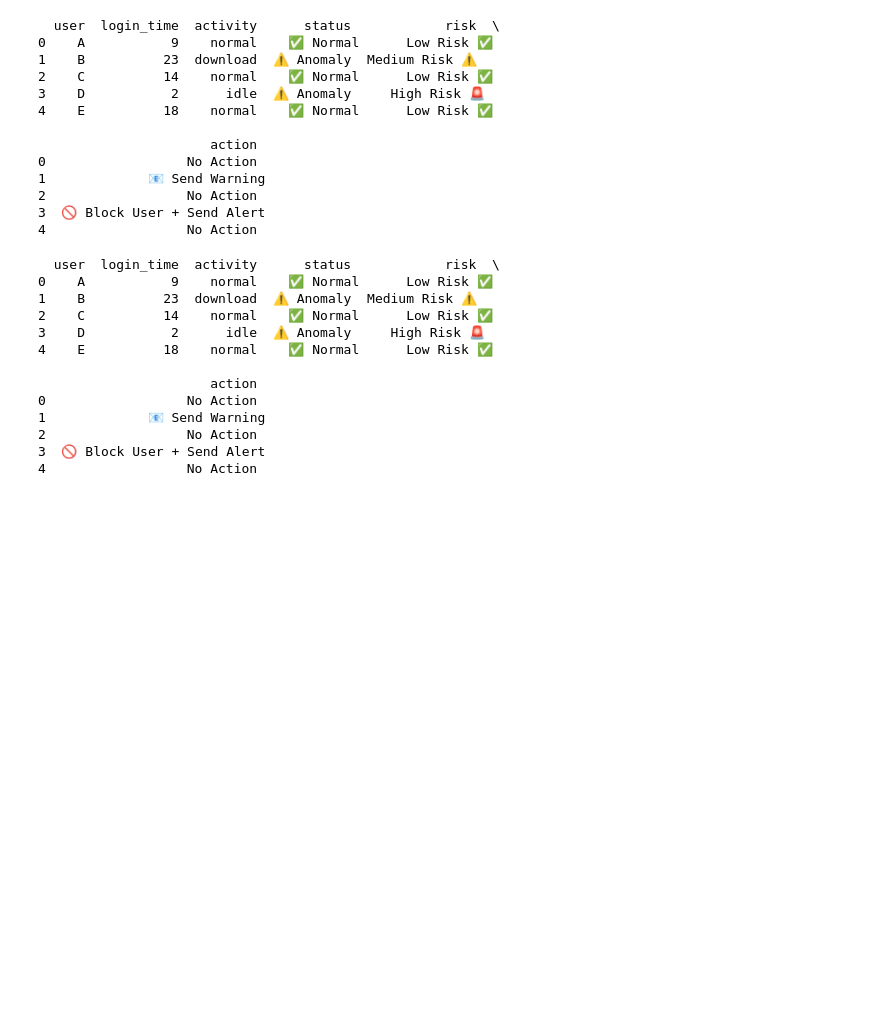
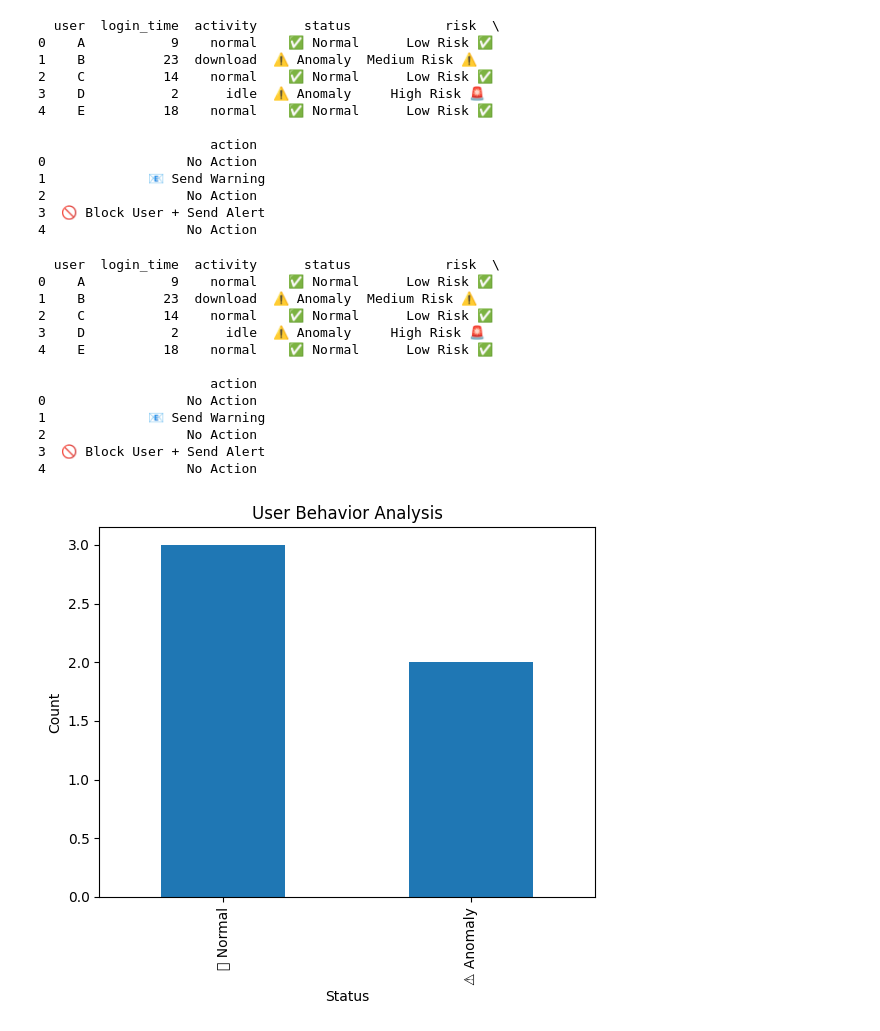
Before and after one commit to THARMAR333/Gen_ai-project, a Jupyter notebook: Source_code.ipynb, the cells around one changed output. Cells and saved outputs as stored; diff of their text form; code cells hidden in the pictures; blank space fills up the shorter version.

Commit message:
Autonomous Workplace Behavior Intelligence System using Agentic AI

```diff
--- a/Source_code.ipynb
+++ b/Source_code.ipynb
@@ -80,0 +83,12 @@ print(new_df)
+# %%
+status_counts = df["status"].value_counts()
+
+plt.figure()
+status_counts.plot(kind='bar')
+plt.title("User Behavior Analysis")
+plt.xlabel("Status")
+plt.ylabel("Count")
+
+plt.show()
+# %% [output]
+[figure, added]
```
Also changed, not shown: parts of 4 cells of this notebook.
